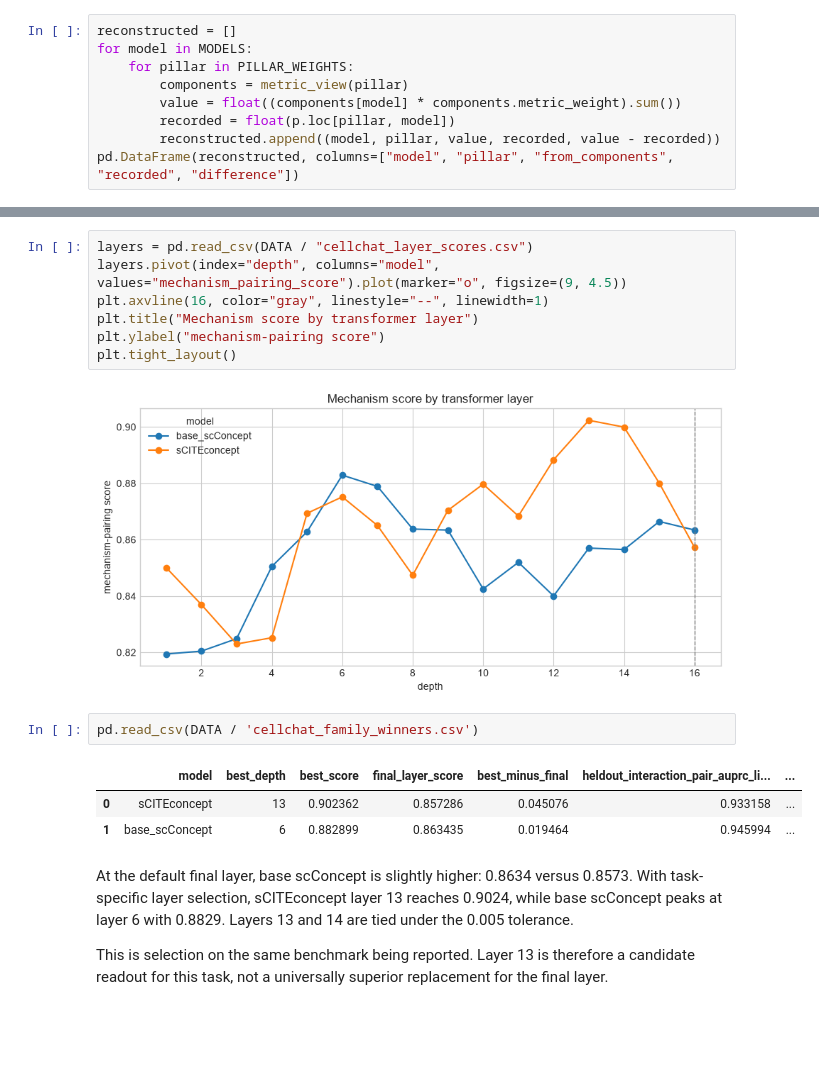
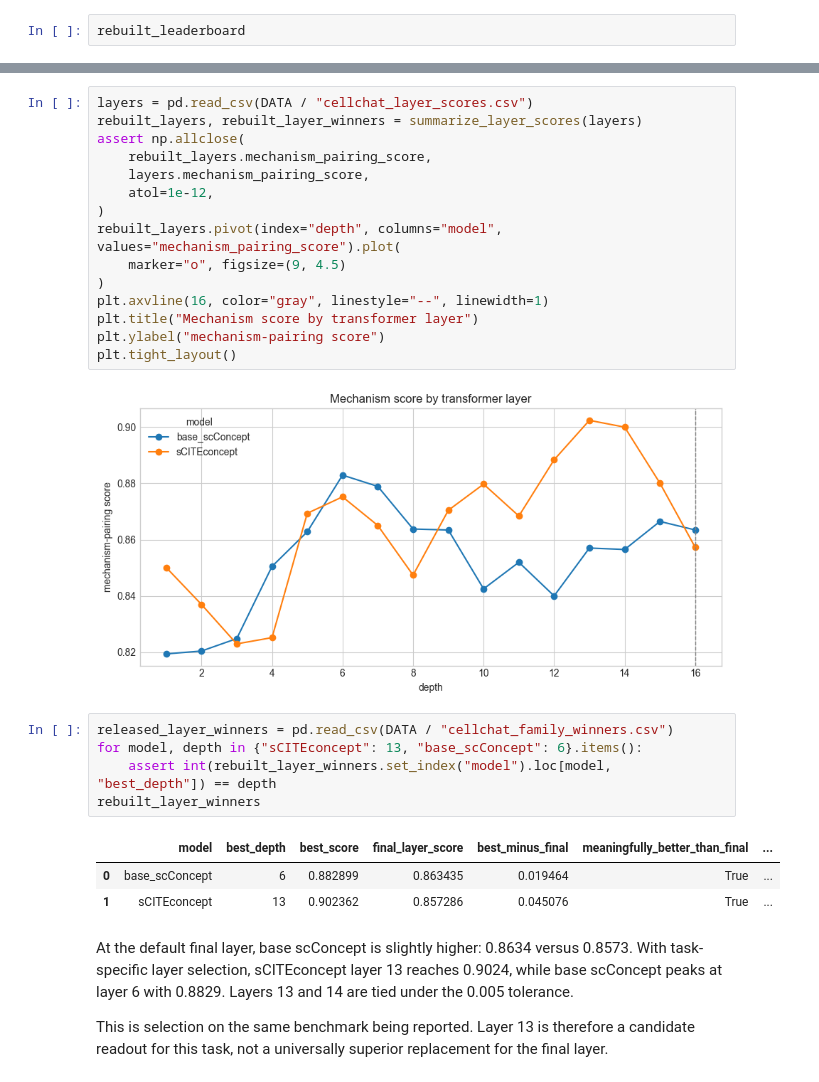
Before and after one commit to alunalabs/sciteconcept, a Jupyter notebook: sCITEconcept.ipynb, the cells around one changed output, grey strips where cells are left out. Cells and saved outputs as stored; diff of their text form; blank space fills up the shorter version.

```diff
--- a/sCITEconcept.ipynb
+++ b/sCITEconcept.ipynb
@@ -505,12 +535,5 @@ plt.tight_layout()
 # %% [output]
 [figure]
 # %%
-reconstructed = []
-for model in MODELS:
-    for pillar in PILLAR_WEIGHTS:
-        components = metric_view(pillar)
-        value = float((components[model] * components.metric_weight).sum())
-        recorded = float(p.loc[pillar, model])
-        reconstructed.append((model, pillar, value, recorded, value - recorded))
-pd.DataFrame(reconstructed, columns=["model", "pillar", "from_components", "recorded", "difference"])
+rebuilt_leaderboard
 # %% [output]
@@ -942,7 +1001,15 @@ Differences below 0.005 are treated as ties. Layer 16 reproduces the default
 released embedding and serves as a consistency check.
 # %%
 layers = pd.read_csv(DATA / "cellchat_layer_scores.csv")
-layers.pivot(index="depth", columns="model", values="mechanism_pairing_score").plot(marker="o", figsize=(9, 4.5))
+rebuilt_layers, rebuilt_layer_winners = summarize_layer_scores(layers)
+assert np.allclose(
+    rebuilt_layers.mechanism_pairing_score,
+    layers.mechanism_pairing_score,
+    atol=1e-12,
+)
+rebuilt_layers.pivot(index="depth", columns="model", values="mechanism_pairing_score").plot(
+    marker="o", figsize=(9, 4.5)
+)
 plt.axvline(16, color="gray", linestyle="--", linewidth=1)
 plt.title("Mechanism score by transformer layer")
 plt.ylabel("mechanism-pairing score")
@@ -950,11 +1017,14 @@ plt.tight_layout()
 # %% [output]
 [figure]
 # %%
-pd.read_csv(DATA / 'cellchat_family_winners.csv')
+released_layer_winners = pd.read_csv(DATA / "cellchat_family_winners.csv")
+for model, depth in {"sCITEconcept": 13, "base_scConcept": 6}.items():
+    assert int(rebuilt_layer_winners.set_index("model").loc[model, "best_depth"]) == depth
+rebuilt_layer_winners
 # %% [output]
-|  | model | best_depth | best_score | final_layer_score | best_minus_final | heldout_interaction_pair_auprc_li... | ... |
-| 0 | sCITEconcept | 13 | 0.902362 | 0.857286 | 0.045076 | 0.933158 | ... |
-| 1 | base_scConcept | 6 | 0.882899 | 0.863435 | 0.019464 | 0.945994 | ... |
+|  | model | best_depth | best_score | final_layer_score | best_minus_final | meaningfully_better_than_final | ... |
+| 0 | base_scConcept | 6 | 0.882899 | 0.863435 | 0.019464 | True | ... |
+| 1 | sCITEconcept | 13 | 0.902362 | 0.857286 | 0.045076 | True | ... |
 # %% [markdown]
 At the default final layer, base scConcept is slightly higher: 0.8634 versus
 0.8573. With task-specific layer selection, sCITEconcept layer 13 reaches
```
Also changed, not shown: parts of 18 cells of this notebook, 18 other files.
